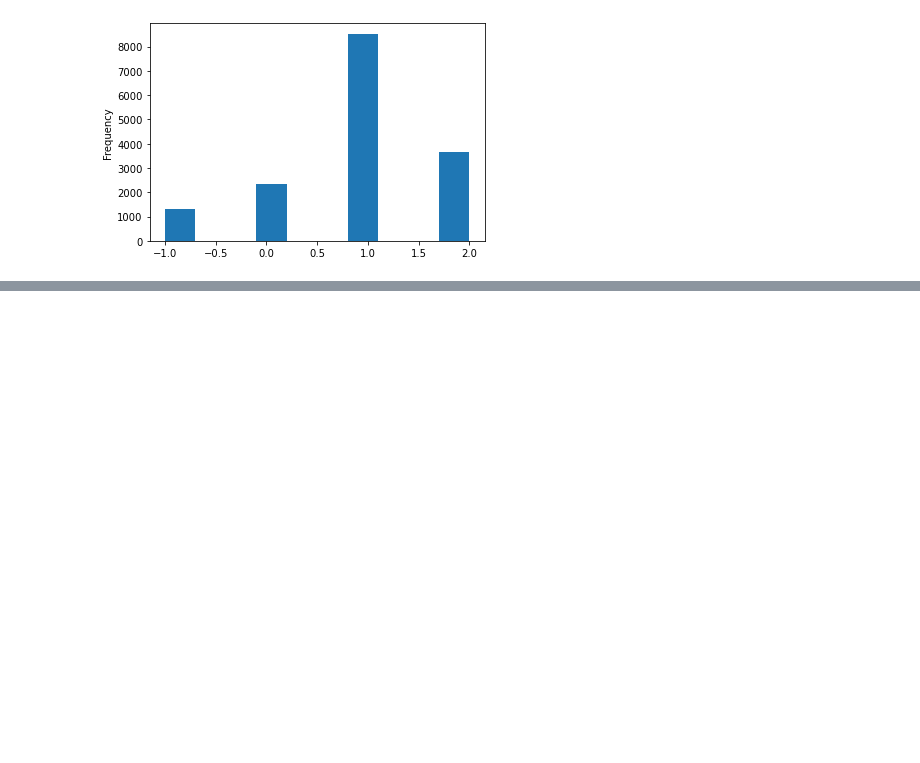
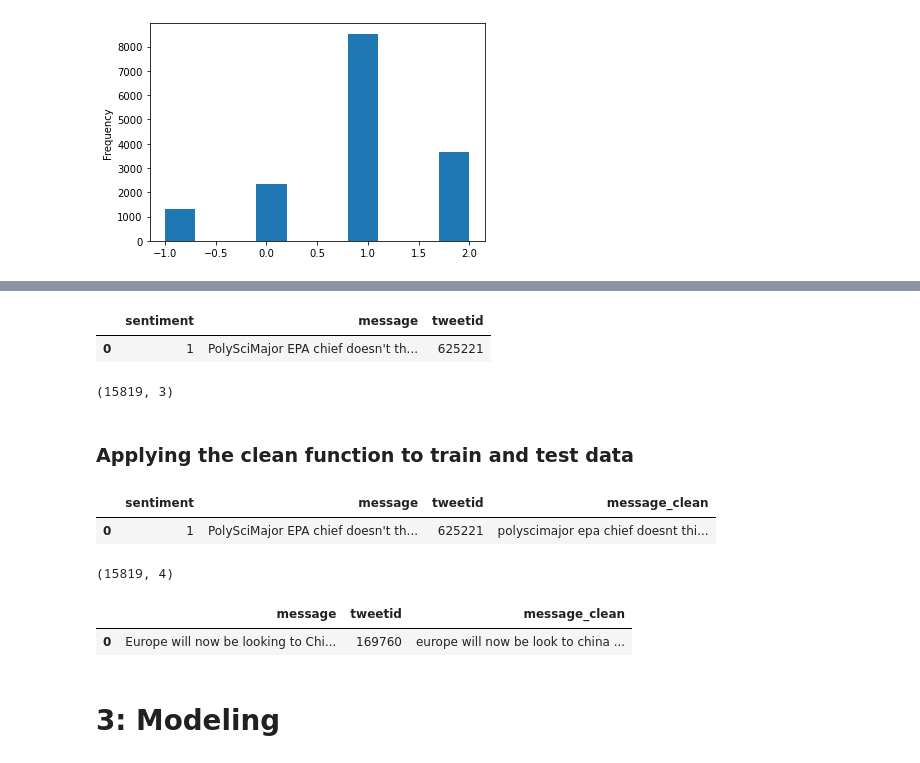
Before and after one commit to Mahlomola-Moses/classification-predict-streamlit-template, a Jupyter notebook: Team_JS_2_Predict.ipynb, the cells around one changed output, grey strips where cells are left out. Saved outputs shown, nothing was run; the diff lists cells and outputs as text; code cells hidden in the pictures; blank space fills up the shorter version.

```diff
--- a/Team_JS_2_Predict.ipynb
+++ b/Team_JS_2_Predict.ipynb
@@ -234,0 +115,12 @@ test['sentiment'] = y_pred
+# %%
+# Data before Balancing
+train.head(1)
+# %% [output]
+|  | sentiment | message | tweetid |
+| 0 | 1 | PolySciMajor EPA chief doesn't th... | 625221 |
+# %%
+train.shape
+# %% [output]
+(15819, 3)
+# %% [markdown]
+### Applying the clean function to train and test data
@@ -234,0 +131,17 @@ test['sentiment'] = y_pred
+# %%
+# Data after clean: Train
+train.head(1)
+# %% [output]
+|  | sentiment | message | tweetid | message_clean |
+| 0 | 1 | PolySciMajor EPA chief doesn't th... | 625221 | polyscimajor epa chief doesnt thi... |
+# %%
+train.shape
+# %% [output]
+(15819, 4)
+# %%
+test.head(1)
+# %% [output]
+|  | message | tweetid | message_clean |
+| 0 | Europe will now be looking to Chi... | 169760 | europe will now be look to china ... |
+# %% [markdown]
+# 3: Modeling
```
Also changed, not shown: parts of 51 cells of this notebook.
